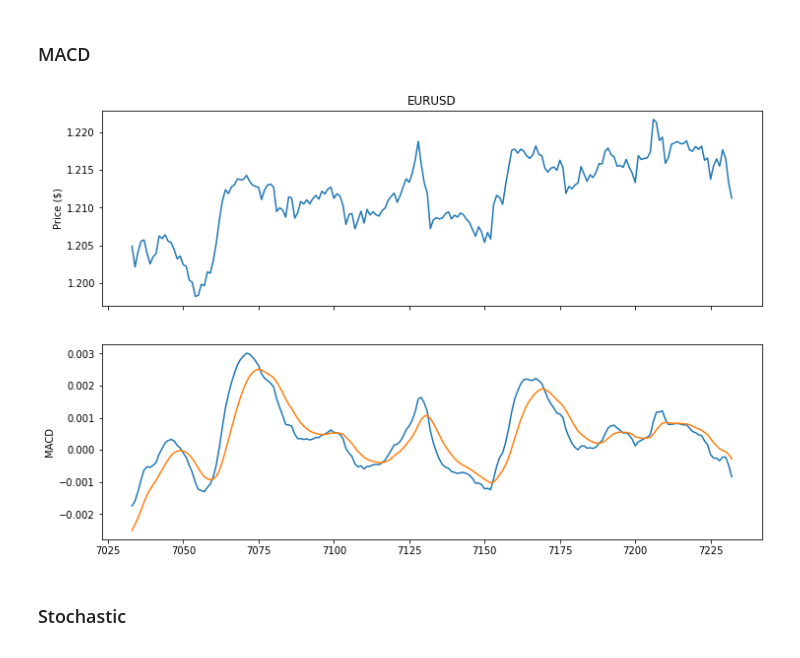
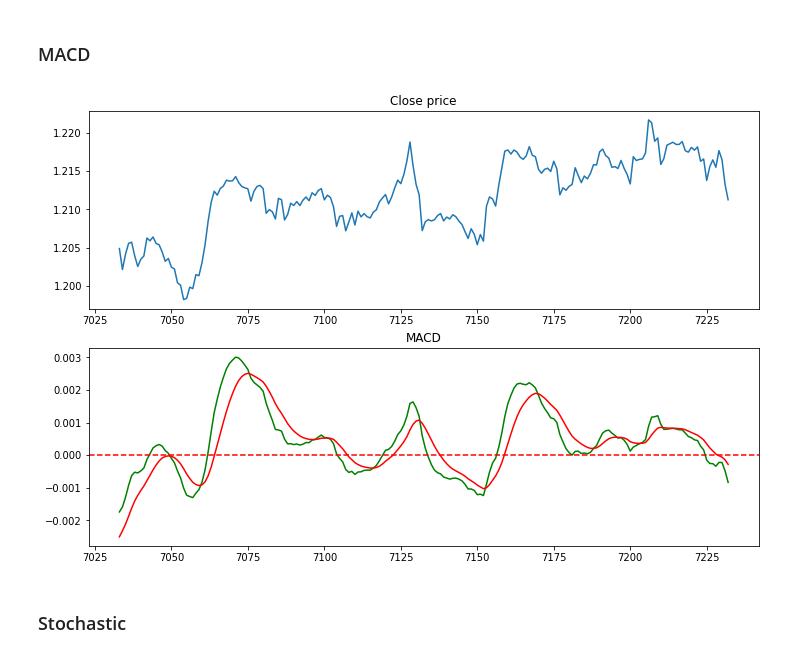
Before and after one commit to SaidJacoboDev/smart-markets, a Jupyter notebook: Chapter 1 - The data/eur_usd_analysis.ipynb, the cells around one changed output. Cells and saved outputs as stored; diff of their text form; code cells hidden in the pictures.

```diff
--- a/Chapter 1 - The data/eur_usd_analysis.ipynb
+++ b/Chapter 1 - The data/eur_usd_analysis.ipynb
@@ -255,17 +257,20 @@ plt.show()
 # %% [markdown]
 ### MACD
-# %%
-# add prices
-fig, ax = plt.subplots(2, 1, figsize=(12, 8), sharex=True)
-show_df.close.plot(ax=ax[0])
-ax[0].set(title = 'EURUSD', ylabel = 'Price ($)')
-
-show_df.macd.plot(ax=ax[1])
-show_df.macd_signal.plot(ax=ax[1])
-ax[1].set(ylabel = 'MACD')
-
-plt.show()
-# %% [output]
-[figure, removed]
+# %%
+plt.figure(figsize=(12,8))
+
+plt.subplot(2,1,1)
+plt.plot(show_df.index, show_df.close)
+plt.title('Close price')
+
+plt.subplot(2,1,2)
+plt.plot(show_df.index, show_df.macd, c='g')
+plt.plot(show_df.index, show_df.macd_signal, c='r')
+plt.title('MACD')
+
+plt.axhline(0, c='r', linestyle='--')
+plt.show()
+# %% [output]
+[figure, added]
 # %% [markdown]
 ### Stochastic
```
Also changed, not shown: parts of 20 cells of this notebook.
